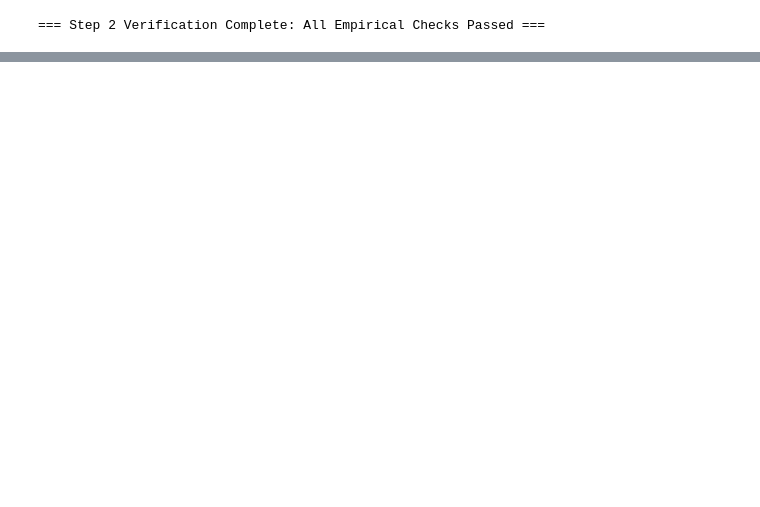
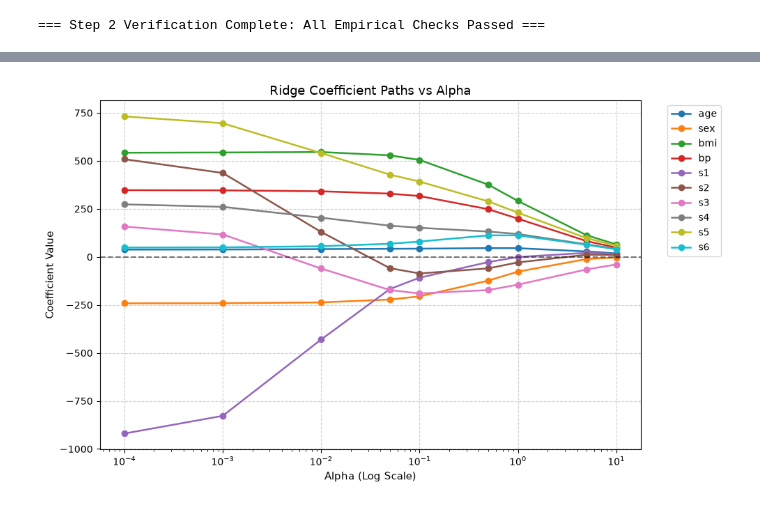
Before and after one commit to abed-dvp/diabetes-model-tuning, a Jupyter notebook: notebook.ipynb, the cells around one changed output, grey strips where cells are left out. Drawn from its saved outputs; the diff is of its cells as text; code cells hidden in the pictures; blank space fills up the shorter version.

Commit message:
Analyze Ridge and Lasso regularization

```diff
--- a/notebook.ipynb
+++ b/notebook.ipynb
@@ -976,0 +1202,19 @@ print("=== Step 2 Verification Complete: All Empirical Checks Passed ===")
+# %%
+# Plot 5: Ridge Coefficient Paths
+plt.figure(figsize=(10, 6))
+ridge_coefs_arr = np.array(ridge_coefs_matrix)
+
+for j, col in enumerate(X_scaled_train.columns):
+    plt.plot(alphas, ridge_coefs_arr[:, j], marker='o', label=col, linewidth=1.8)
+
+plt.xscale('log')
+plt.title('Ridge Coefficient Paths vs Alpha', fontsize=13)
+plt.xlabel('Alpha (Log Scale)', fontsize=11)
+plt.ylabel('Coefficient Value', fontsize=11)
+plt.axhline(0, color='black', linestyle='--', alpha=0.5)
+plt.legend(bbox_to_anchor=(1.04, 1), loc='upper left', fontsize=10)
+plt.grid(True, linestyle='--', alpha=0.6)
+plt.tight_layout()
+plt.show()
+# %% [output]
+[figure, added]
```
Also changed, not shown: parts of 32 cells of this notebook, 1 other file.
